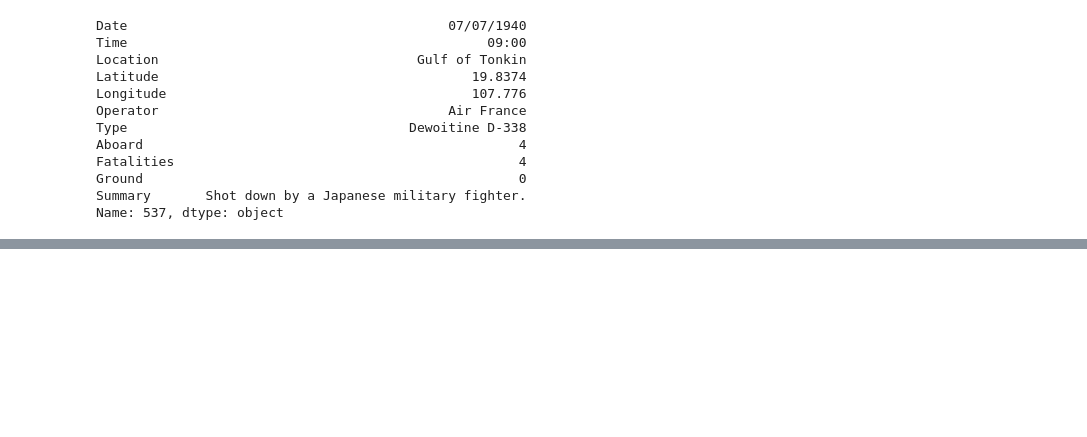
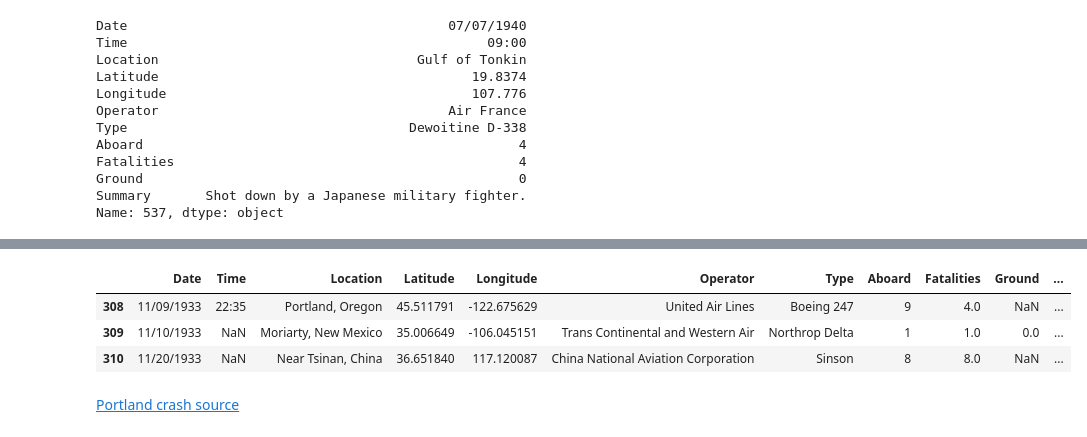
Before and after one commit to CatarinaL/GroupDataVizProjectDIT, a Jupyter notebook: DataPreparation.ipynb, the cells around one changed output, grey strips where cells are left out. Saved outputs shown, nothing was run; the diff lists cells and outputs as text; code cells hidden in the pictures; blank space fills up the shorter version.

```diff
--- a/DataPreparation.ipynb
+++ b/DataPreparation.ipynb
@@ -603,0 +678,10 @@ Name: Fatalities, dtype: float64
+# %%
+dframe.loc[573, "Date"] = "02/19/1942"
+dframe.loc[573, "Location"] = "Zhengzhou-Xinzheng Henan, China"
+dframe.loc[573, "Aboard"] = 1
+dframe.loc[573, "Fatalities"] = 1
+dframe.loc[573, "Ground"] = 0
+dframe.loc[573, "Summary"] = "At least one person was killed when the aircraft crashed near Zhengzhou in unknown circumstances."
+dframe.loc[573, :]
+
+#TODO: run script to get location coordinates and fill those values
@@ -603,0 +743,9 @@ Name: Fatalities, dtype: float64
+# %%
+dframe.loc[678, "Date"] = "09/09/1944"
+dframe.loc[678, "Time"] = "20:30"
+dframe.loc[678, "Type"] = "B-24 Liberator"
+dframe.loc[678, "Aboard"] = 11
+dframe.loc[678, "Fatalities"] = 11
+dframe.loc[678, "Ground"] = 0
+dframe.loc[678, "Summary"] = "On September 9, 1944 the crew took off from Scotland to their drop point, to drop arms and ammunition to the Gullknappen Norwegian resistance group. Flying B-24H-10-FO 42-52196 War Bride originally from the 453rd Bombardment Group, their aircraft was designated Crupper-5. Also along on this mission as a gunner was a veteran from the August 1, 1943 Ploesti raid, S/Sgt John P. Morris of the 389th Bomb Group. Due to fog, rain, and icing conditions the crew crashed into Skorve Mountain killing all eleven men on board. A memorial has been built in the nearby town of Selfjord, Norway. Wreckage can still be found scattered on the mountaintop today."
+dframe.loc[678, :]
@@ -603,0 +805,8 @@ Name: Fatalities, dtype: float64
+# %%
+dframe.loc[4705, "Time"] = "17:45"
+dframe.loc[4705, "Operator"] = "Military - Ejercito del Aire"
+dframe.loc[4705, "Aboard"] = 7
+dframe.loc[4705, "Fatalities"] = 7
+dframe.loc[4705, "Ground"] = 0
+dframe.loc[4705, "Summary"] = "Crashed in flames in bad weather. The CASA 212 belonged to the 408 Squadron of the Air Force as part of the Air Intelligence Center."
+print(dframe.loc[4705, :])
@@ -603,0 +877,5 @@ Name: Fatalities, dtype: float64
+# %%
+dframe.loc[228, "Time"] = "02:00"
+dframe.loc[228, "Ground"] = 0
+#TODO: clean time column for things like "c:"
+dframe.loc[228, :]
@@ -603,0 +895,9 @@ Name: Fatalities, dtype: float64
+# %%
+dframe[308:311]
+# %% [output]
+|  | Date | Time | Location | Latitude | Longitude | Operator | Type | Aboard | Fatalities | Ground | ... |
+| 308 | 11/09/1933 | 22:35 | Portland, Oregon | 45.511791 | -122.675629 | United Air Lines | Boeing 247 | 9 | 4.0 | NaN | ... |
+| 309 | 11/10/1933 | NaN | Moriarty, New Mexico | 35.006649 | -106.045151 | Trans Continental and Western Air | Northrop Delta | 1 | 1.0 | 0.0 | ... |
+| 310 | 11/20/1933 | NaN | Near Tsinan, China | 36.651840 | 117.120087 | China National Aviation Corporation | Sinson | 8 | 8.0 | NaN | ... |
+# %% [markdown]
+[Portland crash source](http://offbeatoregon.com/1712e.1933-a-bad-year-for-plane-crashes-476.html)
```
Also changed, not shown: parts of 53 cells of this notebook, 3 other files.
